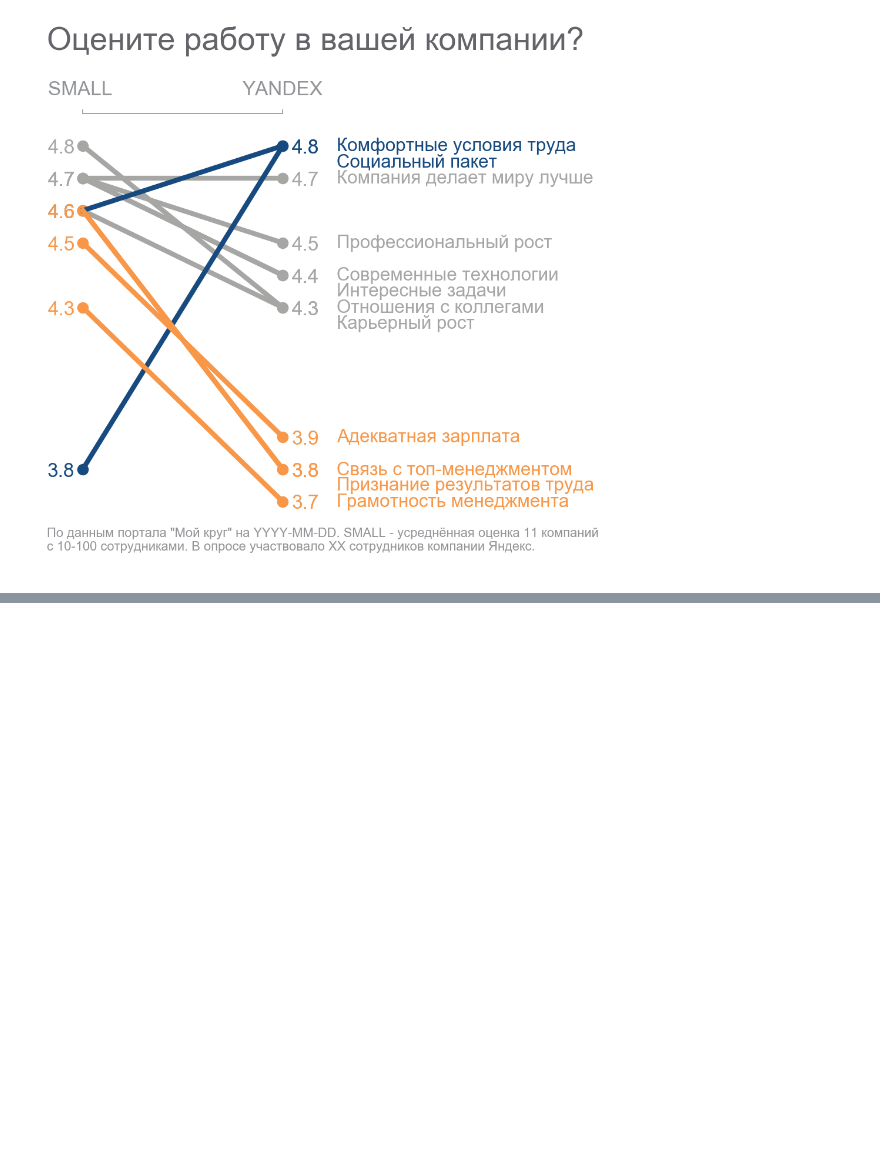
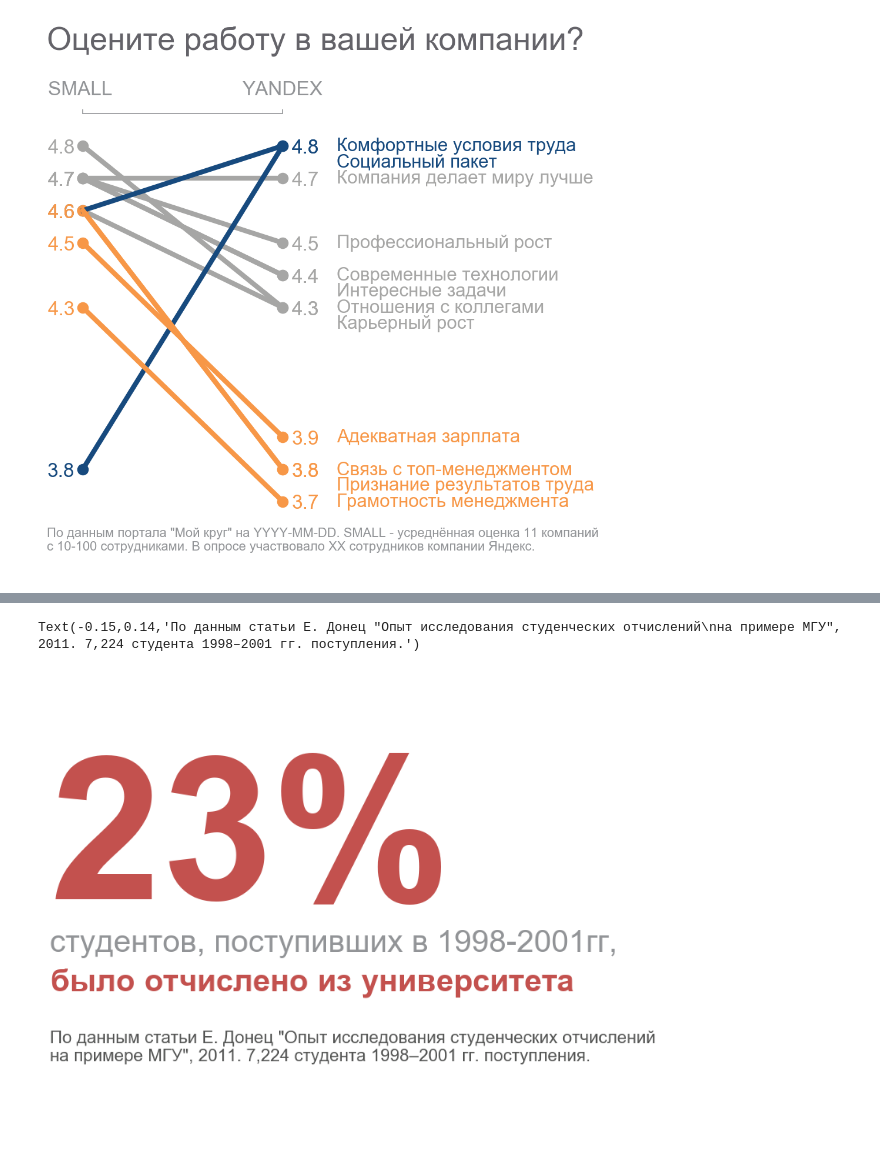
Before and after one commit to empathy87/storytelling-with-data, a Jupyter notebook: talks/winter_school/presentation plots.ipynb, the cells around one changed output, grey strips where cells are left out. Saved outputs shown, nothing was run; the diff lists cells and outputs as text; code cells hidden in the pictures; blank space fills up the shorter version.

```diff
--- a/talks/winter_school/presentation plots.ipynb
+++ b/talks/winter_school/presentation plots.ipynb
@@ -122,0 +160,22 @@ Text(-0.18,3.55,'По данным портала "Мой круг" на YYYY-MM
+# %%
+plt.figure(figsize=(7.45, 4.9), dpi=150)
+for spine in plt.gca().spines.values():
+    spine.set_visible(False)
+plt.tick_params(bottom=False, left=False, labelleft=False, labelbottom=False)
+plt.text(-0.15, 0.51, '$\\bf{23\%}$', fontsize=122, color=RED1)
+plt.text(-0.15, 0.39,
+         'студентов, поступивших в 1998-2001гг,',
+         fontsize=19,
+         color=GRAY7)
+plt.text(-0.15, 0.30,
+         '$\\bf{было\ отчислено\ из\ университета}$',
+         fontsize=19,
+         color=RED1)
+plt.text(-0.15, 0.14,
+         'По данным статьи Е. Донец "Опыт исследования студенческих отчислений\nна примере МГУ", 2011. '
+         '7,224 студента 1998–2001 гг. поступления.',
+         fontsize=10.5,
+         color=GRAY3)
+# %% [output]
+Text(-0.15,0.14,'По данным статьи Е. Донец "Опыт исследования студенческих отчислений\nна примере МГУ", 2011. 7,224 студента 1998–2001 гг. поступления.')
+[figure, added]
```
Also changed, not shown: parts of 2 cells of this notebook, 7 other files.
